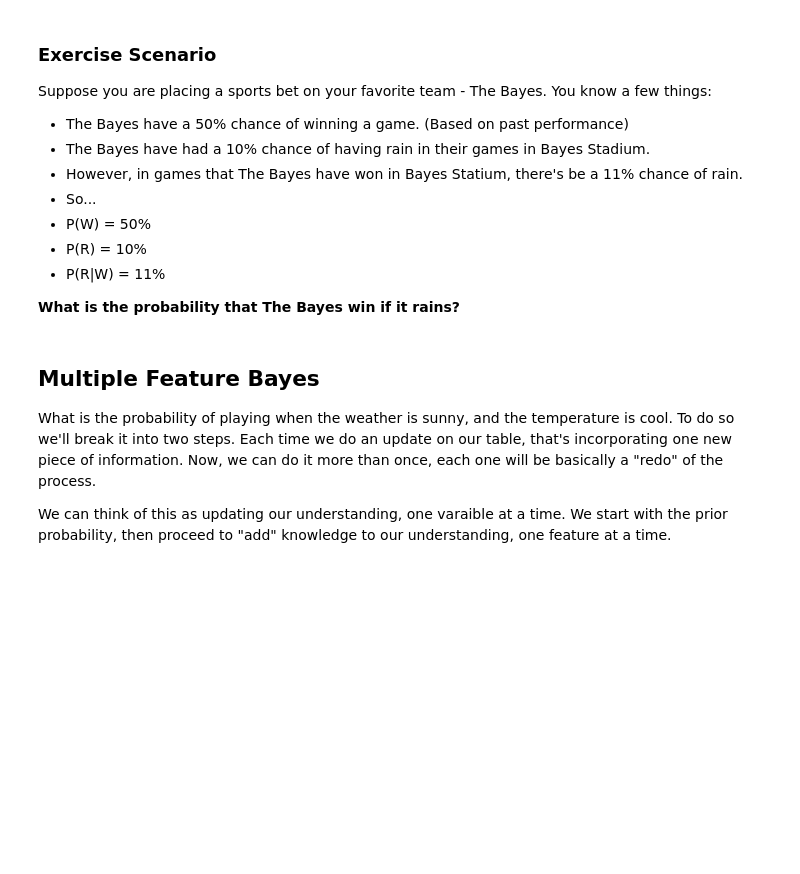
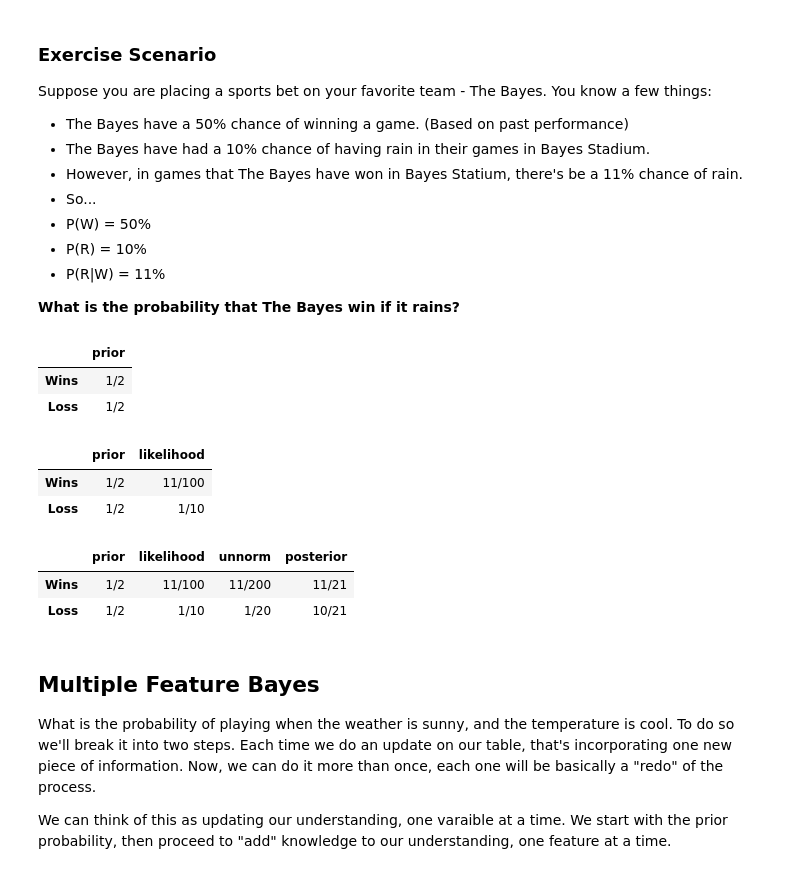
Before and after one commit to ASykes4/Basic_Stats_in_Python_Student_Workbooks, a Jupyter notebook: 031_Bayes_2.ipynb, the cells around one changed output. Saved outputs shown, nothing was run; the diff lists cells and outputs as text; code cells hidden in the pictures; blank space fills up the shorter version.

```diff
--- a/031_Bayes_2.ipynb
+++ b/031_Bayes_2.ipynb
@@ -225,3 +223,26 @@ Suppose you are placing a sports bet on your favorite team - The Bayes. You know
+# %%
+#Solve
+bets = pd.DataFrame(index=['Wins','Loss'])
+bets['prior'] = Fraction(1,2)
+bets
+# %% [output]
+|  | prior |
+| Wins | 1/2 |
+| Loss | 1/2 |
+# %%
+bets['likelihood'] = Fraction(11,100), Fraction(10,100)
+bets
+# %% [output]
+|  | prior | likelihood |
+| Wins | 1/2 | 11/100 |
+| Loss | 1/2 | 1/10 |
+# %%
+update(bets)
+bets
+# %% [output]
+|  | prior | likelihood | unnorm | posterior |
+| Wins | 1/2 | 11/100 | 11/200 | 11/21 |
+| Loss | 1/2 | 1/10 | 1/20 | 10/21 |
 # %% [markdown]
 ## Multiple Feature Bayes
 
```
Also changed, not shown: parts of 25 cells of this notebook.
